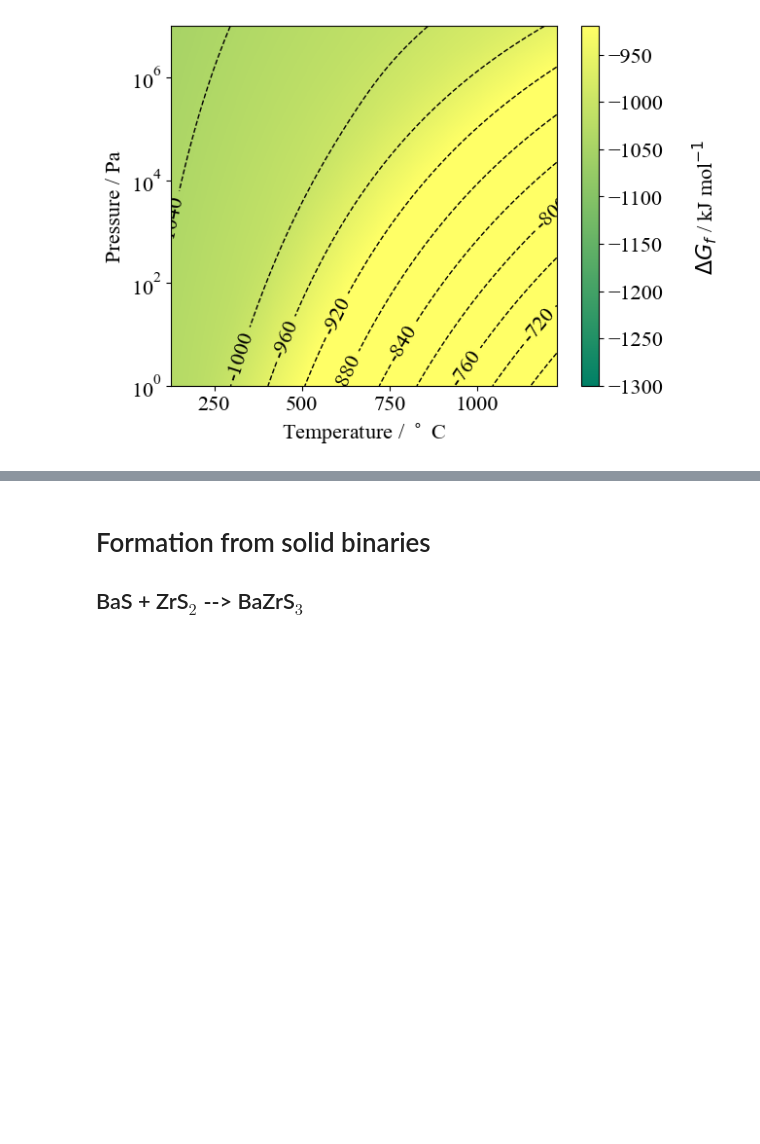
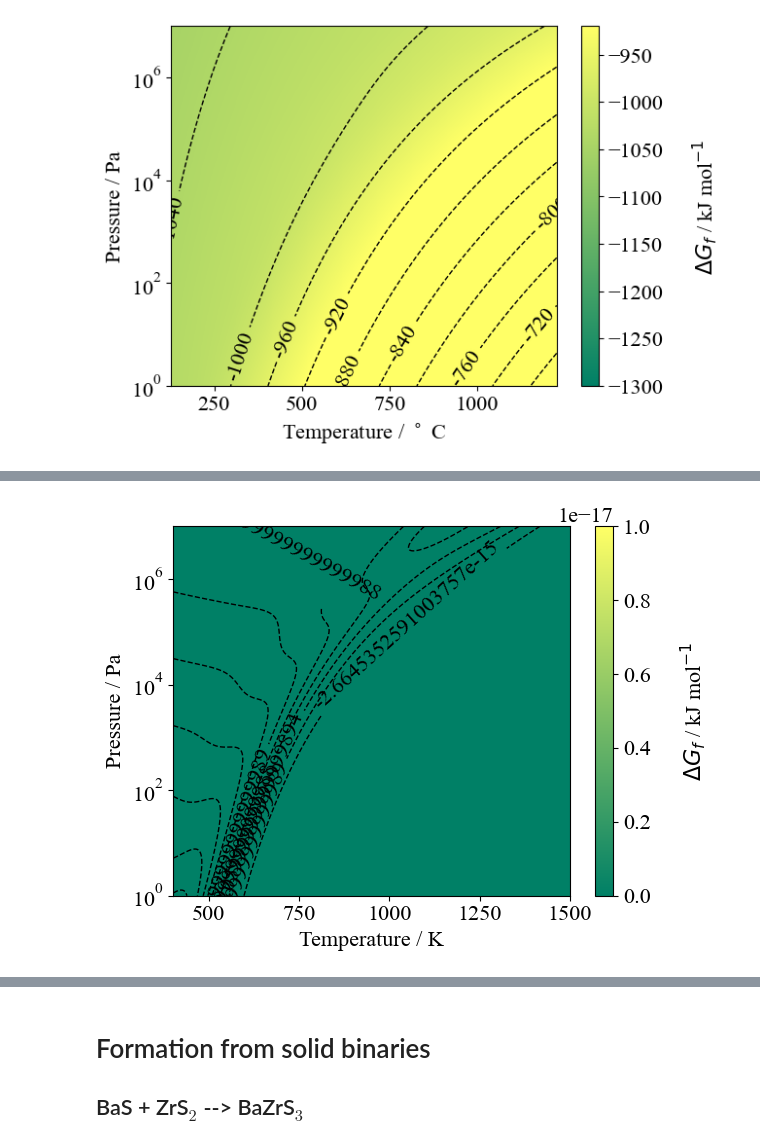
Before and after one commit to NU-CEM/2023_BaZrS3_Thermodynamic_Model, a Jupyter notebook: thermodynamic_analysis.ipynb, the cells around one changed output, grey strips where cells are left out. Drawn from its saved outputs; the diff is of its cells as text; code cells hidden in the pictures; blank space fills up the shorter version.

```diff
--- a/thermodynamic_analysis.ipynb
+++ b/thermodynamic_analysis.ipynb
@@ -120,3 +120,7 @@ GFE.plot_TvsP(scale_range=[-1300, -920],T_units="C")
 # %% [output]
 <module 'matplotlib.pyplot' from '/Users/mynf8/miniconda3/lib/python3.10/site-packages/matplotlib/pyplot.py'>
 [figure]
+# %%
+comparison = potential.Potential(np.diff(Sg_reaction.Dmu(units="kJ",xc='scan').potential-S2_reaction.Dmu(units="kJ",xc='scan').potential),T[1:],P)
+comparison.plot_TvsP(scale_range=[0,1E-17],precision=3)
+# %% [output]
@@ -122,0 +128 @@ GFE.plot_TvsP(scale_range=[-1300, -920],T_units="C")
+[figure, added]
```
Also changed, not shown: parts of 12 cells of this notebook.
